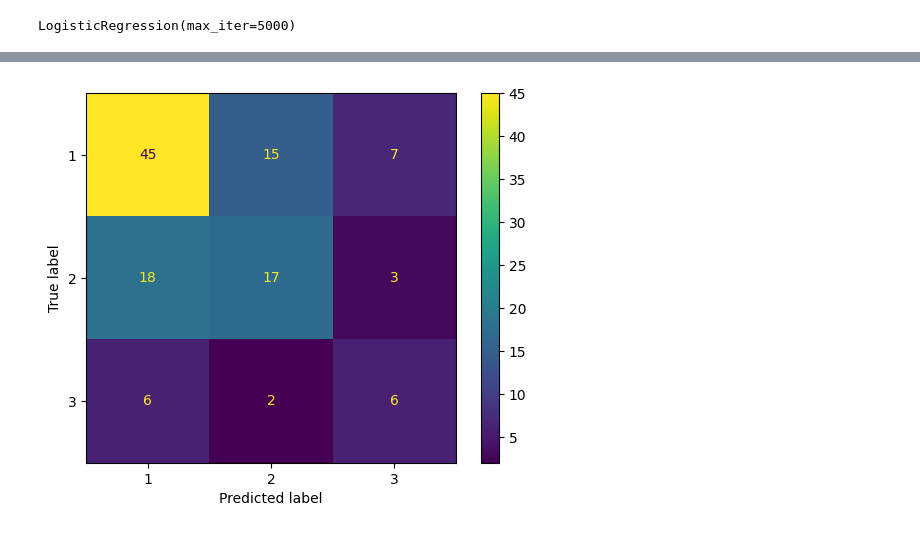
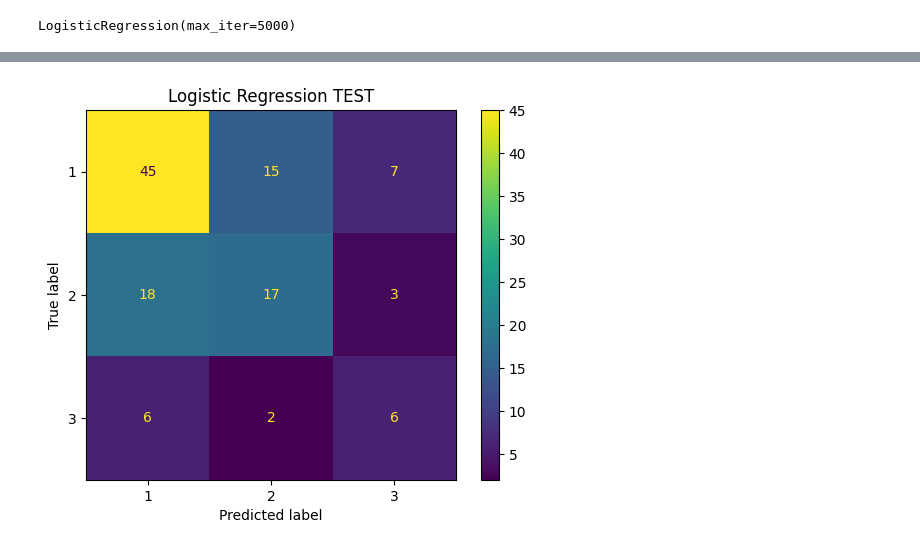
Before and after one commit to piotrkm/dengue_data_repo, a Jupyter notebook: DENGUE_project_grupa_01_klasyfikacja.ipynb, the cells around one changed output, grey strips where cells are left out. Cells and saved outputs as stored; diff of their text form; code cells hidden in the pictures.

```diff
--- a/DENGUE_project_grupa_01_klasyfikacja.ipynb
+++ b/DENGUE_project_grupa_01_klasyfikacja.ipynb
@@ -120,7 +120,7 @@ from sklearn.preprocessing import StandardScaler, MinMaxScaler
 scaler = StandardScaler()
 #scaler = MinMaxScaler()
 
-scaler.fit(X)
+scaler.fit(X_train)
 
 X_train = pd.DataFrame(scaler.transform(X_train), columns=X_train.columns)
 X_test = pd.DataFrame(scaler.transform(X_test), columns=X_test.columns)
@@ -179,5 +224,7 @@ model_LR.score(X_test, y_test)
 # %%
 ConfusionMatrixDisplay.from_estimator(model_LR, X_test, y_test)
+plt.title('Logistic Regression TEST')
+
 plt.show()
 # %% [output]
-[figure, old version]
+[figure, new version]
```
Also changed, not shown: parts of 17 cells of this notebook.
